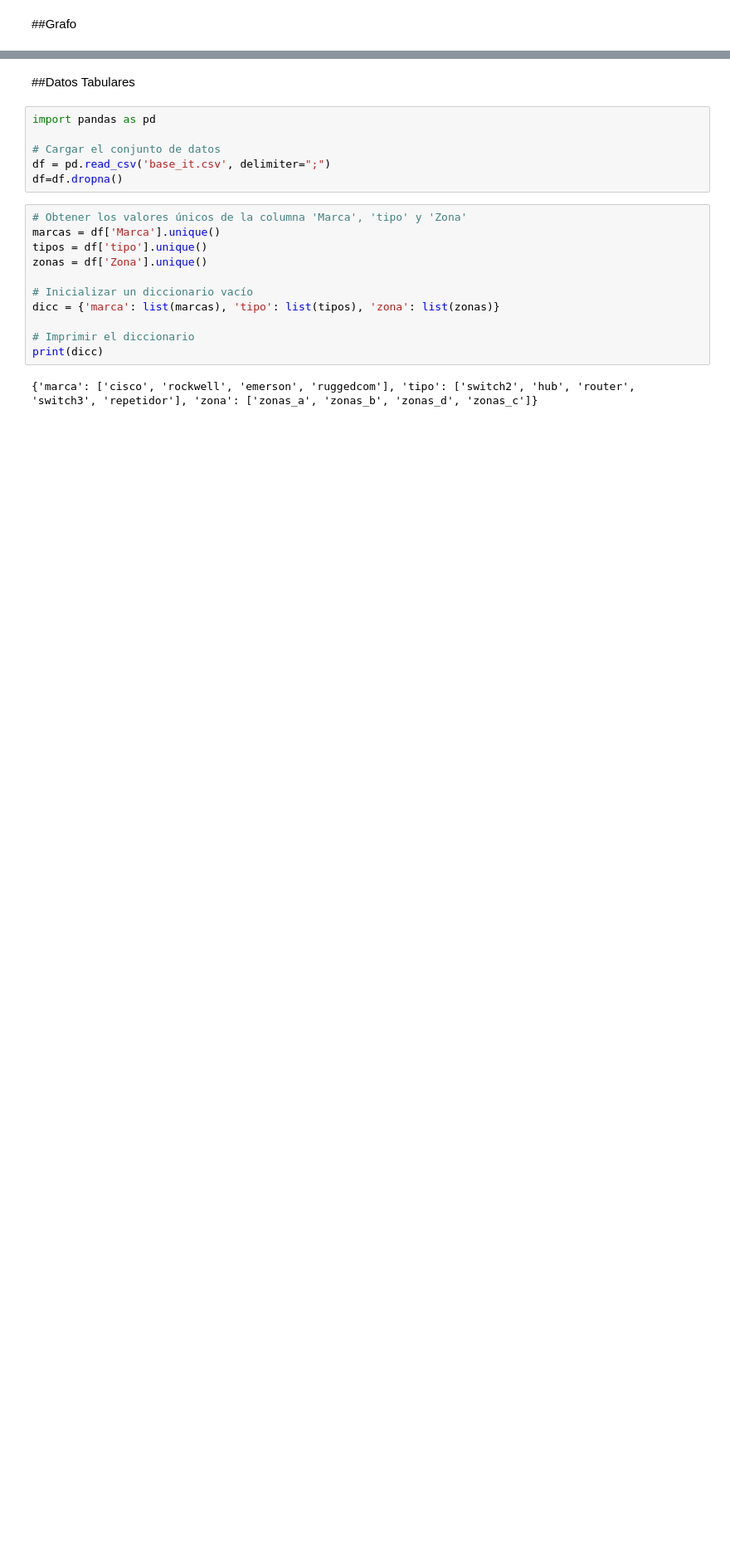
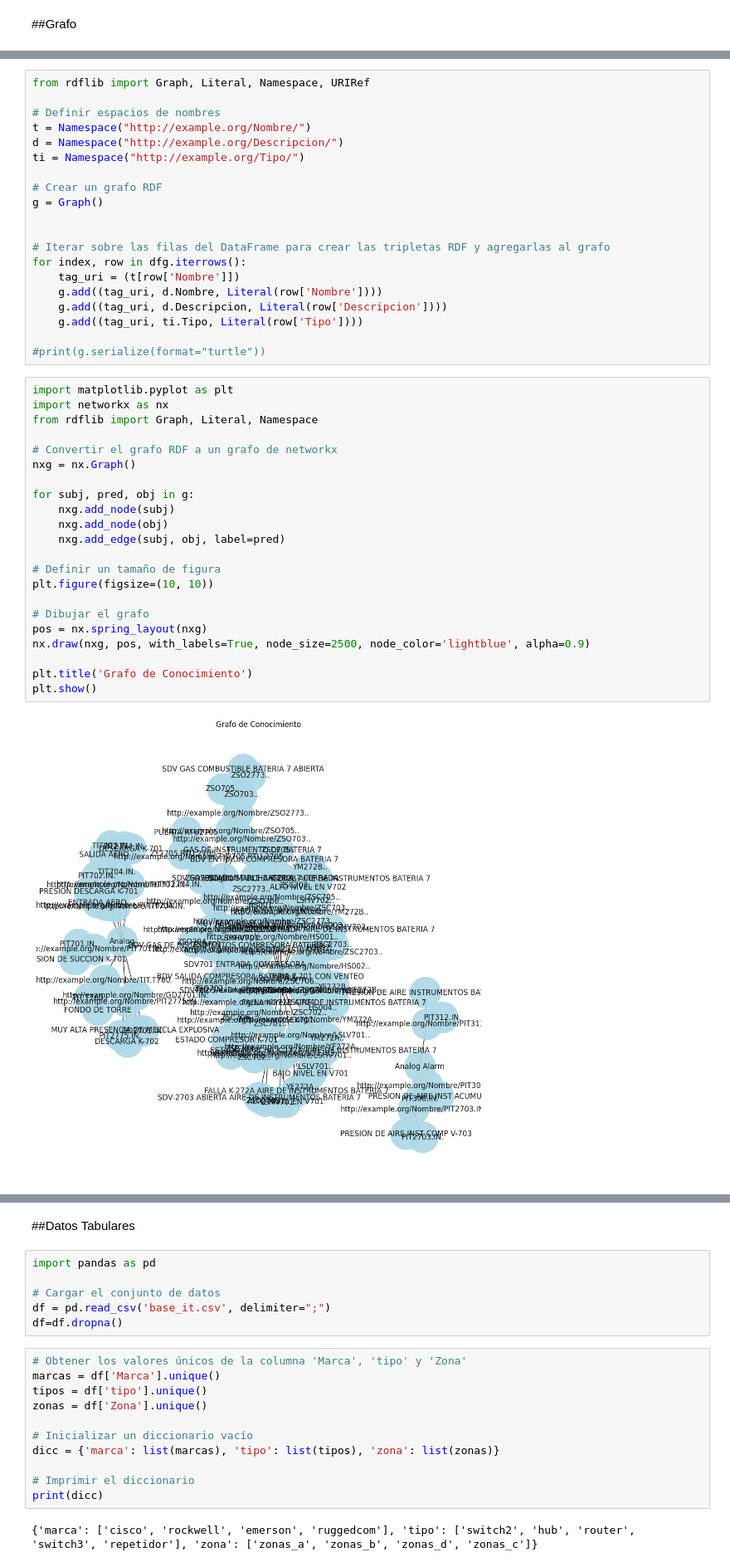
Before and after one commit to TonyPepper/NLP, a Jupyter notebook: TP2_NLP.ipynb, the cells around one changed output, grey strips where cells are left out. Shown: that part at 83% size. Cells and saved outputs as stored; diff of their text form; blank space fills up the shorter version.

Commit message:
Correcciones de codigo
Se modifica clasificador
Se crea base grafo tripletas

```diff
--- a/TP2_NLP.ipynb
+++ b/TP2_NLP.ipynb
@@ -292,0 +222,44 @@ Cada dispositivo esclavo en un bus Modbus tiene una direccion única (usualmente
+# %%
+from rdflib import Graph, Literal, Namespace, URIRef
+
+# Definir espacios de nombres
+t = Namespace("http://example.org/Nombre/")
+d = Namespace("http://example.org/Descripcion/")
+ti = Namespace("http://example.org/Tipo/")
+
+# Crear un grafo RDF
+g = Graph()
+
+
+# Iterar sobre las filas del DataFrame para crear las tripletas RDF y agregarlas al grafo
+for index, row in dfg.iterrows():
+    tag_uri = (t[row['Nombre']])
+    g.add((tag_uri, d.Nombre, Literal(row['Nombre'])))
+    g.add((tag_uri, d.Descripcion, Literal(row['Descripcion'])))
+    g.add((tag_uri, ti.Tipo, Literal(row['Tipo'])))
+
+#print(g.serialize(format="turtle"))
+# %%
+import matplotlib.pyplot as plt
+import networkx as nx
+from rdflib import Graph, Literal, Namespace
+
+# Convertir el grafo RDF a un grafo de networkx
+nxg = nx.Graph()
+
+for subj, pred, obj in g:
+    nxg.add_node(subj)
+    nxg.add_node(obj)
+    nxg.add_edge(subj, obj, label=pred)
+
+# Definir un tamaño de figura
+plt.figure(figsize=(10, 10))
+
+# Dibujar el grafo
+pos = nx.spring_layout(nxg)
+nx.draw(nxg, pos, with_labels=True, node_size=2500, node_color='lightblue', alpha=0.9)
+
+plt.title('Grafo de Conocimiento')
+plt.show()
+# %% [output]
+[figure, added]
```
Also changed, not shown: parts of 23 cells of this notebook, 1 other file.
